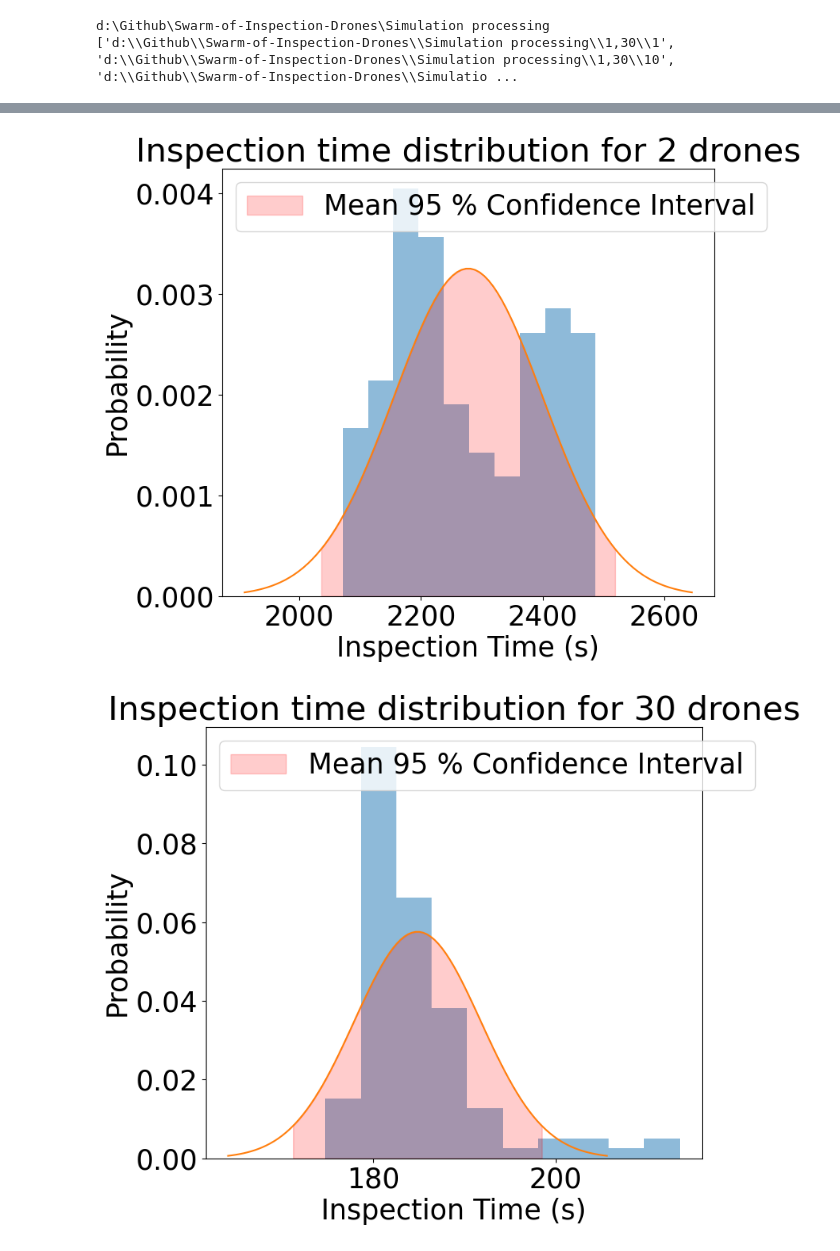
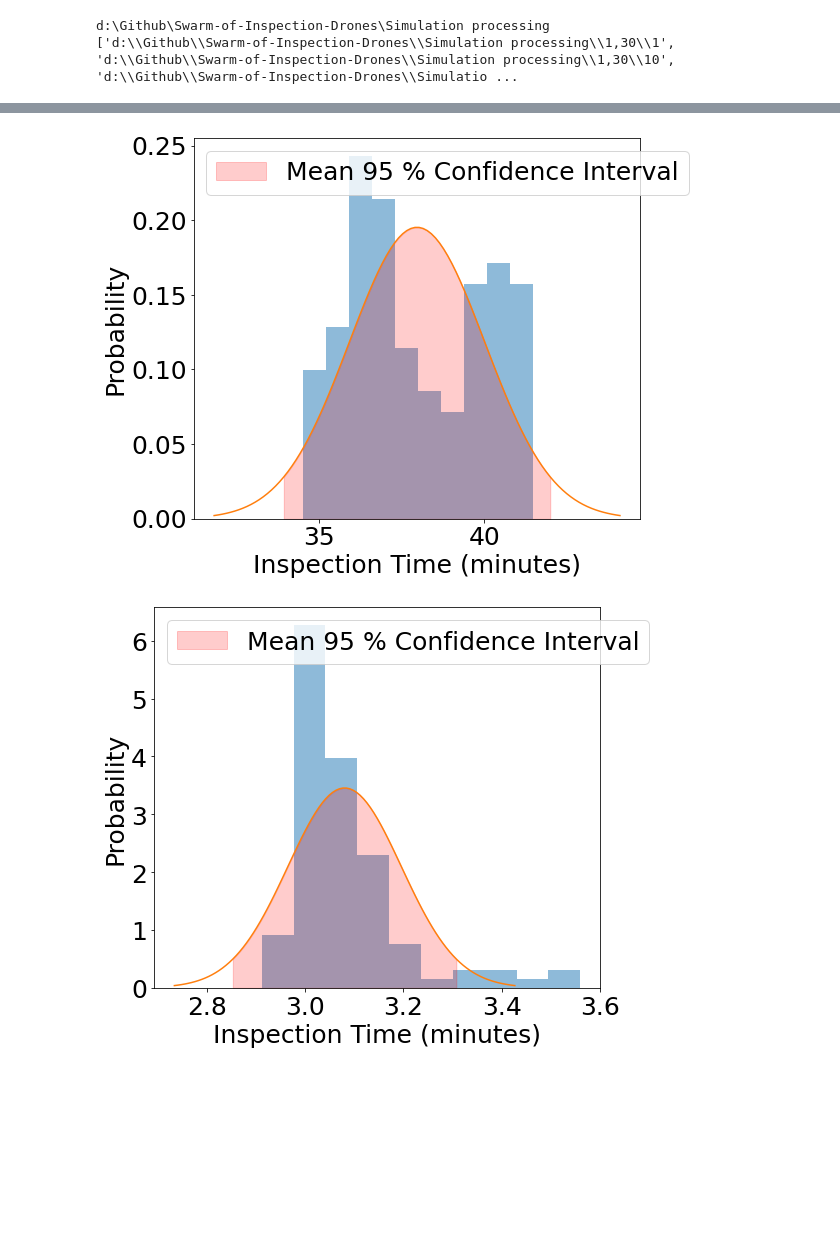
Before and after one commit to DSE-Swarm-of-Inspection-Drones/Swarm-of-Inspection-Drones, a Jupyter notebook: Simulation processing/simulationProcessing.ipynb, the cells around one changed output, grey strips where cells are left out. Drawn from its saved outputs; the diff is of its cells as text; code cells hidden in the pictures; blank space fills up the shorter version.

```diff
--- a/Simulation processing/simulationProcessing.ipynb
+++ b/Simulation processing/simulationProcessing.ipynb
@@ -49,7 +52,7 @@ class simulationBatch:
             with open(file, "r") as txt_file:
                 line = txt_file.readlines()[0]
                 line = line.replace(',', '.')
-            inspectionTime = float(line.split("/")[1])
+            inspectionTime = float(line.split("/")[1])/60 #Convert to minutes
             collisionNumber = int(line.split("/")[3])
             self.inspectionTimes.append(inspectionTime)
             self.simulationTimes.append(float(line.split("/")[2]))
@@ -64,13 +67,13 @@ class simulationBatch:
         self.inspectionTimeAverage = np.mean(self.inspectionTimes)
         self.simulationTimeAverage = np.mean(self.simulationTimes)
         self.collisionNumberAverage = np.mean(self.collisionNumbers)
-        self.inspectionTimeBottom, self.inspectionTimeTop = getConfidenceInterval(0.9, self.inspectionTimes)
+        self.inspectionTimeBottom, self.inspectionTimeTop = getConfidenceInterval(0.95, self.inspectionTimes)
 
         self.inspectionTimeStd = np.std(self.inspectionTimes)
         self.inspectionTimeBottomStd = self.inspectionTimeAverage - self.inspectionTimeStd
         self.inspectionTimeTopStd = self.inspectionTimeAverage + self.inspectionTimeStd
 
-        self.collisionNumbersBottom, self.collisionNumbersTop = getConfidenceInterval(0.9, self.collisionNumbers)
+        self.collisionNumbersBottom, self.collisionNumbersTop = getConfidenceInterval(0.95, self.collisionNumbers)
         self.collisionNumberStd = np.std(self.collisionNumbers)
         self.collisionNumberBottomStd = self.collisionNumberAverage - self.collisionNumberStd
         self.collisionNumberTopStd = self.collisionNumberAverage + self.collisionNumberStd
@@ -118,9 +121,12 @@ for i in simulationBatches:
 # %%
+
 #plot the average inspection time, average simulation time, and average collision number
 
 fig0 = plt.figure(figsize=(20,10))
+
 ax0 = fig0.add_subplot(111)
 ax1 = ax0.twinx()
+
 
 ax0.plot([i.droneNumber for i in simulationBatches], [i.inspectionTimeAverage for i in simulationBatches], 'r', label = "Inspection Time")
 #fill inbetween the confidence interval
@@ -129,16 +135,37 @@ ax0.fill_between([i.droneNumber for i in simulationBatches], [i.inspectionTimeBo
 ax1.plot([i.droneNumber for i in simulationBatches], [i.collisionNumberAverage for i in simulationBatches], 'g', label = "Collision Number")
 ax1.fill_between([i.droneNumber for i in simulationBatches], [i.collisionNumbersBottom for i in simulationBatches], [i.collisionNumbersTop for i in simulationBatches], alpha=0.2, color = "green", label = "95% Confidence Interval")
 
+
+x = np.array([i.droneNumber for i in simulationBatches])
+y = np.array([i.inspectionTimeAverage for i in simulationBatches])
+w = np.array([i.collisionNumberAverage for i in simulationBatches])
+
+#fit a fucntion of 1/x to y as a function of x using numpy
+popt, pcov = curve_fit(lambda x, a, b: a/x + b, x, y)
+
+#fit an power function to w as a function of x using numpy
+popt3, pcov3 = curve_fit(lambda x, a, b,c: a*x**b+c, x, w)
+
+#plot fitted line
+ax0.plot(x, popt[0]/x + popt[1], 'b-', label='Inspection time')
+ax1.plot(x, popt3[0]*x**popt3[1]+popt3[2], 'g-', label='Collision number')
+
+#print the functions
+print(popt)
+print(popt3)
+
+#thank you Github Copilot <3
+
 #generate legend
 ax0.legend(loc='upper left')
 ax1.legend(loc='upper right')
 #set x title
 ax0.set_xlabel("Number of drones")
 #set y title
-ax0.set_ylabel("Inspection Time (s)")
+ax0.set_ylabel("Inspection Time (minutes)")
 ax1.set_ylabel("Number of collisions")
 #set title
-ax0.set_title("Inspection Time and Number of Collisions vs Number of drones")
+#ax0.set_title("Inspection Time and Number of Collisions vs Number of drones")
 
 #add grid to figure
 ax0.grid(True)
@@ -227,7 +360,7 @@ def plotDistribution(data, title, xlabel, ylabel):
     y_in = y[(x > x_bot) & (x < x_top)]
 
     #Set title
-    ax.set_title(title)
+    #ax.set_title(title)
     #Set x label
     ax.set_xlabel(xlabel)
     #Set y label
@@ -241,11 +374,11 @@ def plotDistribution(data, title, xlabel, ylabel):
     #save figure
     fig.savefig(os.path.join(dataPath, title + ".png"))
 # %%
-plotDistribution(simulationBatches[0].inspectionTimes, "Inspection time distribution for 2 drones", "Inspection Time (s)", "Probability")
-plotDistribution(simulationBatches[-1].inspectionTimes, "Inspection time distribution for 30 drones", "Inspection Time (s)", "Probability")
+plotDistribution(simulationBatches[0].inspectionTimes, "Inspection time distribution for 2 drones", "Inspection Time (minutes)", "Probability")
+plotDistribution(simulationBatches[-1].inspectionTimes, "Inspection time distribution for 30 drones", "Inspection Time (minutes)", "Probability")
 # %% [output]
-[figure, old version]
+[figure, new version]
-[figure, old version]
+[figure, new version]
 # %%
 plotDistribution(simulationBatches[0].collisionNumbers, "Number of collisions distribution for 2 drones", "Number of collisions", "Probability")
 plotDistribution(simulationBatches[-1].collisionNumbers, "Number of collisions distribution for 30 drones", "Number of collisions", "Probability")
```
Also changed, not shown: parts of 10 cells of this notebook, 9 other files.
